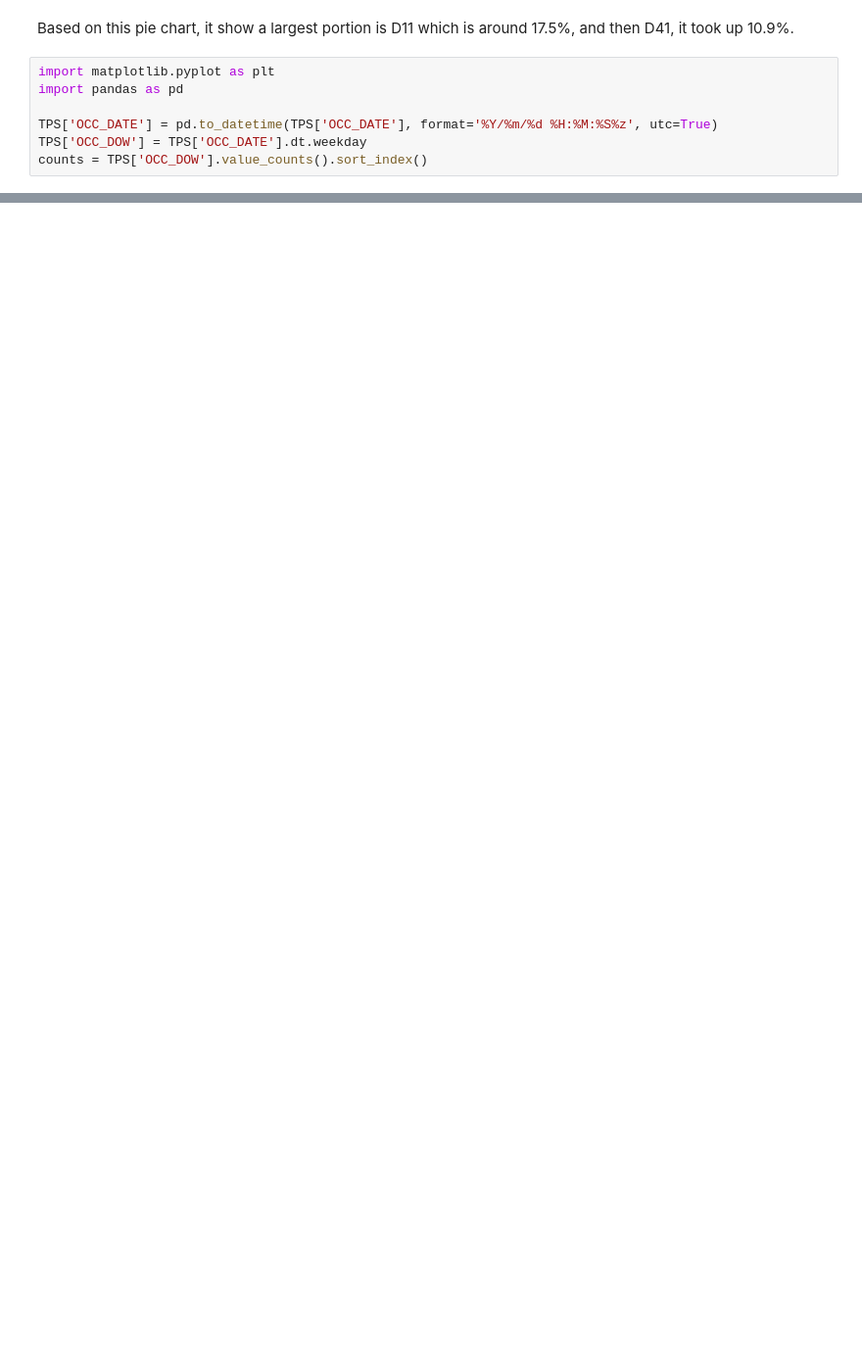
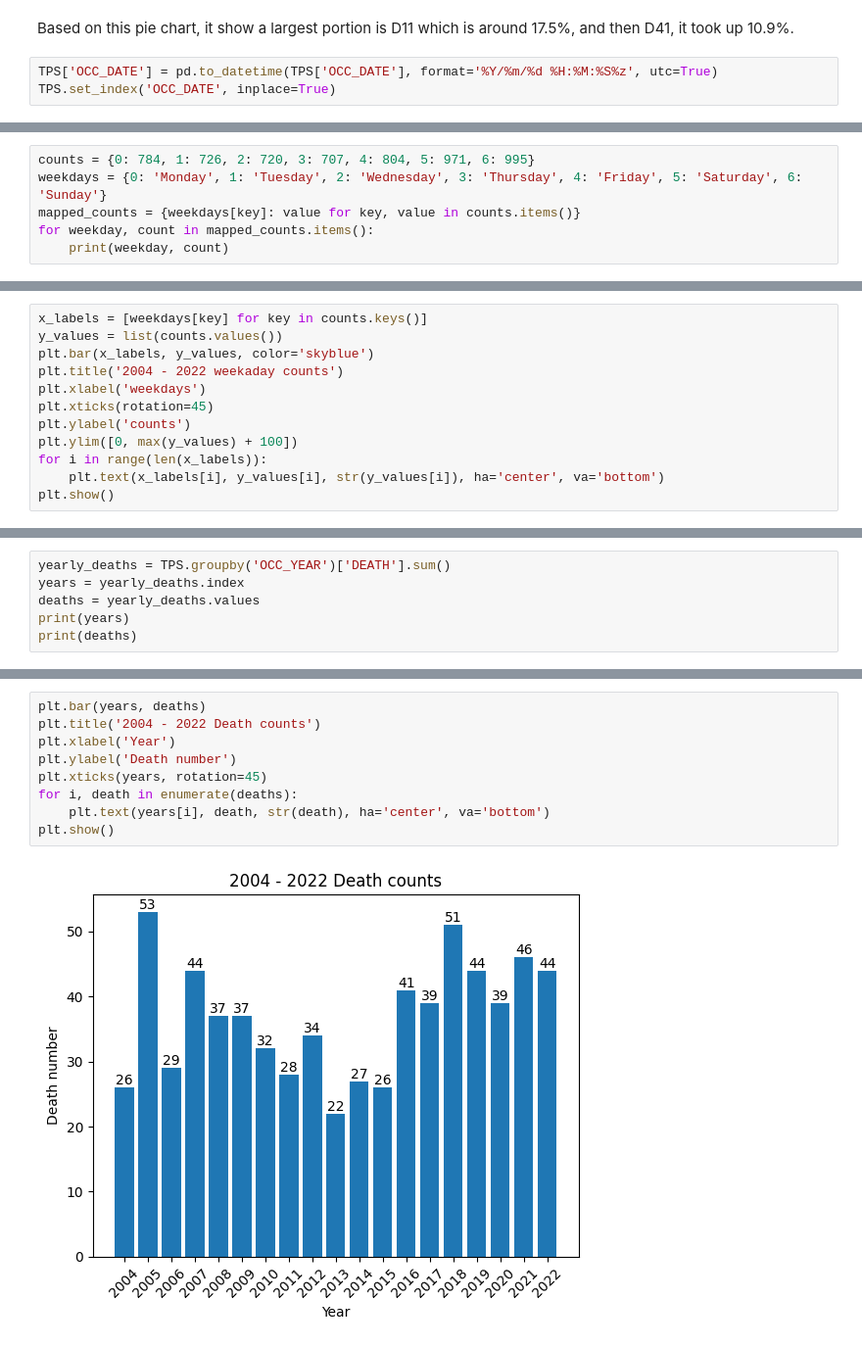
Before and after one commit to ZorroHZR/MBAN6110_Datascience, a Jupyter notebook: SFD_Data.ipynb, the cells around one changed output, grey strips where cells are left out. Shown at 98% size. Saved outputs shown, nothing was run; the diff lists cells and outputs as text; blank space fills up the shorter version.

```diff
--- a/SFD_Data.ipynb
+++ b/SFD_Data.ipynb
@@ -211,9 +231,5 @@ plt.show()
 # %% [markdown]
 Based on this pie chart, it show a largest portion is D11 which is around 17.5%, and then D41, it took up 10.9%.
 # %%
-import matplotlib.pyplot as plt
-import pandas as pd
-
 TPS['OCC_DATE'] = pd.to_datetime(TPS['OCC_DATE'], format='%Y/%m/%d %H:%M:%S%z', utc=True)
-TPS['OCC_DOW'] = TPS['OCC_DATE'].dt.weekday
-counts = TPS['OCC_DOW'].value_counts().sort_index()
+TPS.set_index('OCC_DATE', inplace=True)
@@ -235,0 +260,6 @@ ValueError: shape mismatch: objects cannot be broadcast to a single shape.  Mism
+# %%
+counts = {0: 784, 1: 726, 2: 720, 3: 707, 4: 804, 5: 971, 6: 995}
+weekdays = {0: 'Monday', 1: 'Tuesday', 2: 'Wednesday', 3: 'Thursday', 4: 'Friday', 5: 'Saturday', 6: 'Sunday'}
+mapped_counts = {weekdays[key]: value for key, value in counts.items()}
+for weekday, count in mapped_counts.items():
+    print(weekday, count)
@@ -235,0 +274,12 @@ ValueError: shape mismatch: objects cannot be broadcast to a single shape.  Mism
+# %%
+x_labels = [weekdays[key] for key in counts.keys()]
+y_values = list(counts.values())
+plt.bar(x_labels, y_values, color='skyblue')
+plt.title('2004 - 2022 weekaday counts')
+plt.xlabel('weekdays')
+plt.xticks(rotation=45)
+plt.ylabel('counts')
+plt.ylim([0, max(y_values) + 100])
+for i in range(len(x_labels)):
+    plt.text(x_labels[i], y_values[i], str(y_values[i]), ha='center', va='bottom')
+plt.show()
@@ -235,0 +290,6 @@ ValueError: shape mismatch: objects cannot be broadcast to a single shape.  Mism
+# %%
+yearly_deaths = TPS.groupby('OCC_YEAR')['DEATH'].sum()
+years = yearly_deaths.index
+deaths = yearly_deaths.values
+print(years)
+print(deaths)
@@ -235,0 +303,11 @@ ValueError: shape mismatch: objects cannot be broadcast to a single shape.  Mism
+# %%
+plt.bar(years, deaths)
+plt.title('2004 - 2022 Death counts')
+plt.xlabel('Year')
+plt.ylabel('Death number')
+plt.xticks(years, rotation=45)
+for i, death in enumerate(deaths):
+    plt.text(years[i], death, str(death), ha='center', va='bottom')
+plt.show()
+# %% [output]
+[figure, added]
```
Also changed, not shown: parts of 30 cells of this notebook.
